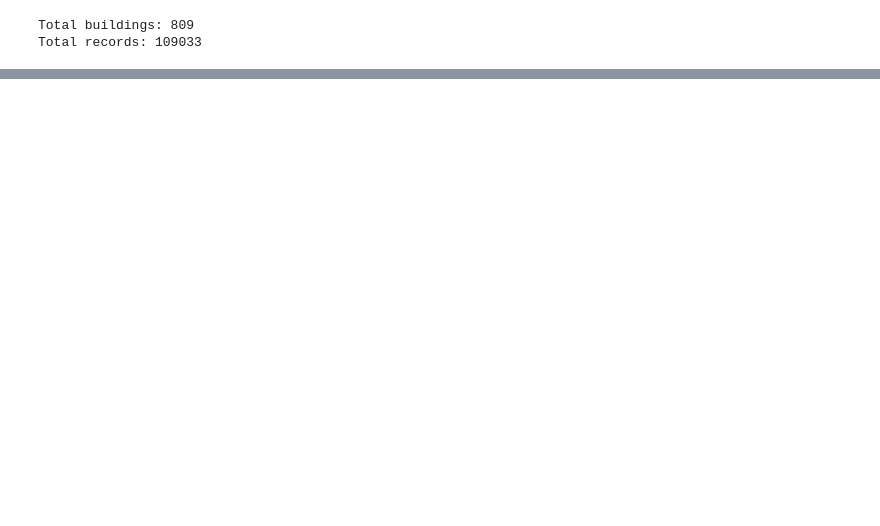
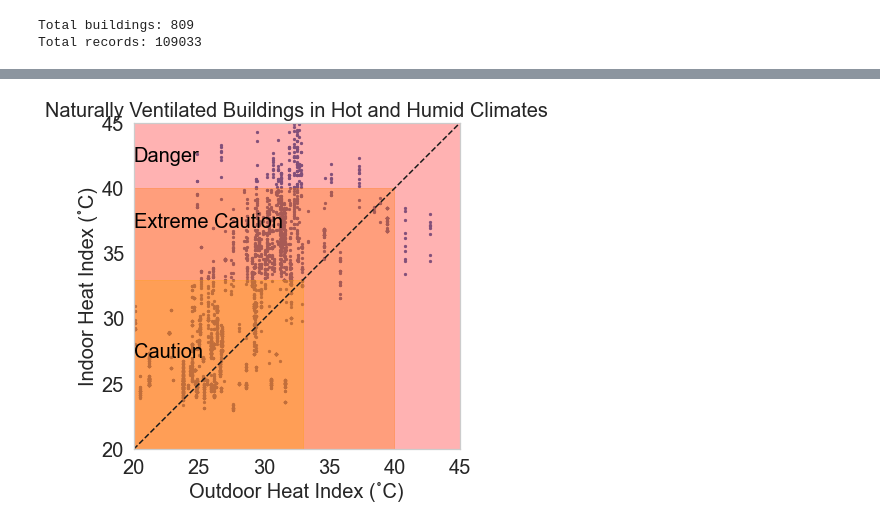
Before and after one commit to ruijis/heat-index, a Jupyter notebook: indoor_outdoor_HI.ipynb, the cells around one changed output, grey strips where cells are left out. Saved outputs shown, nothing was run; the diff lists cells and outputs as text; code cells hidden in the pictures; blank space fills up the shorter version.

```diff
--- a/indoor_outdoor_HI.ipynb
+++ b/indoor_outdoor_HI.ipynb
@@ -38,0 +132,48 @@ df_data = filter(df_rawdata, cols_1).copy()
+# %%
+# select climates: humid subtropical, monsoon-influenced humid subtropical, tropical rainforest, monsoon-influenced hot-summer humid continental
+df_data_plot = df_data_plot[df_data_plot['climate'].isin(['humid subtropical',
+                                                          'monsoon-influenced humid subtropical',
+                                                          'tropical rainforest',
+                                                          'monsoon-influenced hot-summer humid continental'])]
+# %%
+
+# scatter plot the indoor and outdoor heat index
+import matplotlib.pyplot as plt
+plt.scatter(df_data_plot['hi_out'], df_data_plot['hi_in'], s=5)
+plt.xlabel('Outdoor Heat Index (˚C)', fontsize=20)
+plt.ylabel('Indoor Heat Index (˚C)', fontsize=20)
+plt.title('Naturally Ventilated Buildings in Hot and Humid Climates', fontsize=20)
+
+# plot the 1:1 line
+plt.plot([20, 45], [20, 45], 'k--')
+
+# plot x<33 and y<33 to indicate the caution zone of heat index
+plt.fill_between([20, 33], 20, 33, color='yellow', alpha=0.3)
+# plot x<40 and y<40 to indicate the extreme caution zone of heat index
+plt.fill_between([20, 40], 20, 40, color='orange', alpha=0.3)
+# plot x>40 and y>40 to indicate the danger zone of heat index
+plt.fill_between([20, 45], 20, 45, color='red', alpha=0.3)
+
+# the plot should start from 20
+plt.xlim(20, 45)
+plt.ylim(20, 45)
+
+# increase the x and y axis tick size
+plt.xticks(fontsize=20)
+plt.yticks(fontsize=20)
+
+# set the aspect ratio to be equal
+plt.gca().set_aspect('equal', adjustable='box')
+# increase the plot size
+plt.gcf().set_size_inches(6, 6)
+# remove the grid
+plt.grid(False)
+
+# show the color of three zones
+plt.text(20, 27, 'Caution', fontsize=20, color='black')
+plt.text(20, 37, 'Extreme Caution', fontsize=20, color='black')
+plt.text(20, 42, 'Danger', fontsize=20, color='black')
+
+plt.show()
+# %% [output]
+[figure, added]
```
Also changed, not shown: parts of 16 cells of this notebook.
